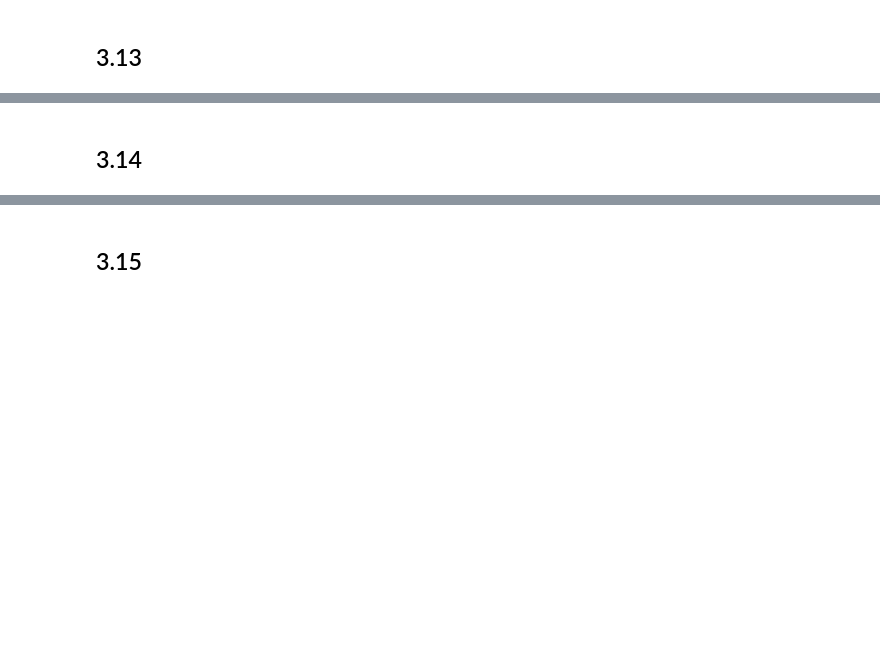
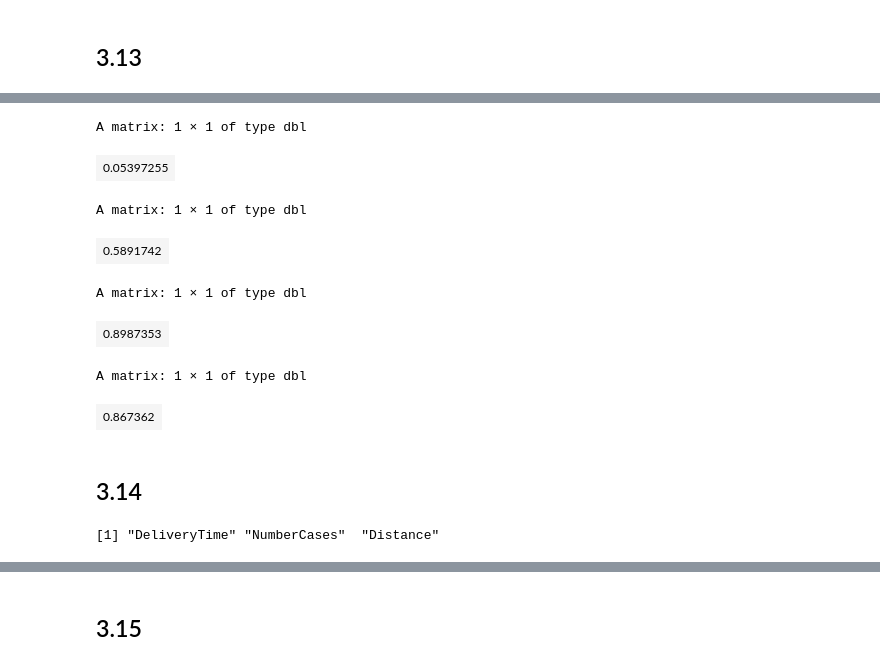
Before and after one commit to j-buss/Introduction-to-Linear-Regression-Analysis, a Jupyter notebook: Chapter_03/Chapter_03_Examples_R.ipynb, the cells around one changed output, grey strips where cells are left out. Cells and saved outputs as stored; diff of their text form; code cells hidden in the pictures; blank space fills up the shorter version.

```diff
--- a/Chapter_03/Chapter_03_Examples.ipynb
+++ b/Chapter_03/Chapter_03_Examples_R.ipynb
@@ -267,0 +282,2 @@ A data.frame: 25 × 4
+# %%
+df <- subset(df_DeliveryTime, select = -c(DeliveryTime))
@@ -267,0 +292,2 @@ A data.frame: 25 × 4
+# %%
+X <- as.matrix(cbind(1, df))
@@ -268,2 +307,28 @@ A data.frame: 25 × 4
+# %%
+#df_2 <- data.frame(8, 275)
+#names(df_2) <- c("NumberCases", "Distance")
+x_0 <- as.matrix(cbind(1, data.frame(8, 275)))
+x_0 %*% solve(t(X) %*% X) %*% t(x_0)
+# %% [output]
+A matrix: 1 × 1 of type dbl
+| 0.05397255 |
+# %%
+x_0 <- as.matrix(cbind(1, data.frame(20, 250)))
+x_0 %*% solve(t(X) %*% X) %*% t(x_0)
+# %% [output]
+A matrix: 1 × 1 of type dbl
+| 0.5891742 |
+# %%
+x_0 <- as.matrix(cbind(1, data.frame(28, 500)))
+x_0 %*% solve(t(X) %*% X) %*% t(x_0)
+# %% [output]
+A matrix: 1 × 1 of type dbl
+| 0.8987353 |
+# %%
+x_0 <- as.matrix(cbind(1, data.frame(8, 1200)))
+x_0 %*% solve(t(X) %*% X) %*% t(x_0)
+# %% [output]
+A matrix: 1 × 1 of type dbl
+| 0.867362 |
 # %% [markdown]
 ## 3.14
@@ -269,0 +337,4 @@ A data.frame: 25 × 4
+# %%
+all.vars(modelformula)
+# %% [output]
+[1] "DeliveryTime" "NumberCases"  "Distance"
```
Also changed, not shown: parts of 14 cells of this notebook, 1 other file.
